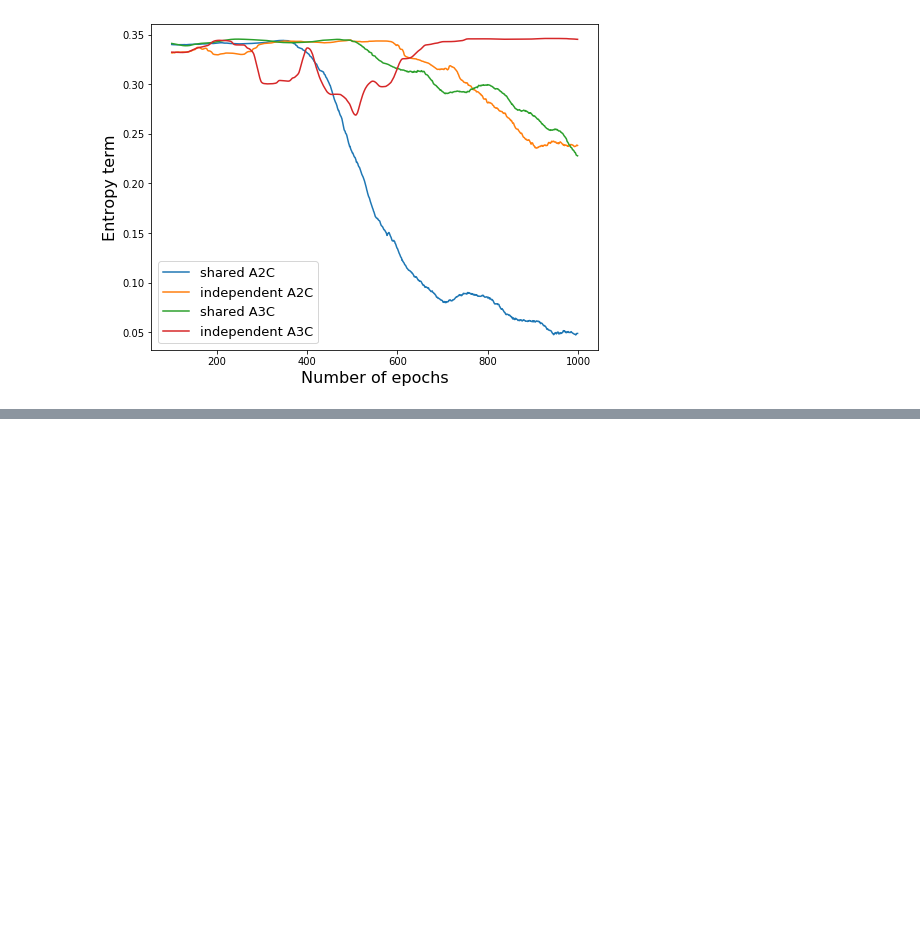
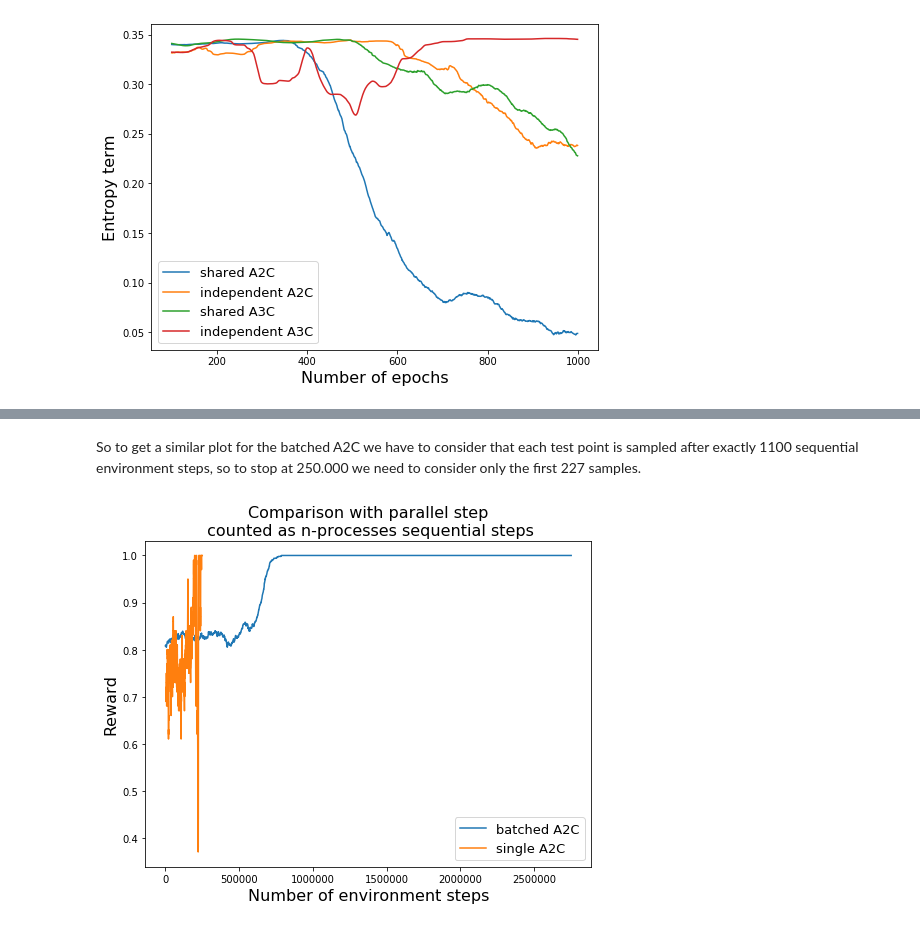
Before and after one commit to nicoladainese96/RelationalDeepRL, a Jupyter notebook: A2C_A3C_sandbbox_training.ipynb, the cells around one changed output, grey strips where cells are left out. Drawn from its saved outputs; the diff is of its cells as text; code cells hidden in the pictures; blank space fills up the shorter version.

```diff
--- a/A2C_A3C_sandbbox_training.ipynb
+++ b/A2C_A3C_sandbbox_training.ipynb
@@ -575,0 +672,24 @@ plot.compare_sessions(list_of_scores, list_of_steps, list_of_losses, list_of_lab
+# %% [markdown]
+So to get a similar plot for the batched A2C we have to consider that each test point is sampled after exactly 1100 sequential environment steps, so to stop at 250.000 we need to consider only the first 227 samples.
+# %%
+### plot score ###
+average_window = 100
+
+cum_steps1 = np.cumsum(steps1)[average_window:]
+cum_steps = np.arange(len(steps))*1100
+
+plt.figure(figsize=(8,6))
+
+tmp_score = score[:n_episodes]
+average_score = np.array([np.mean(tmp_score[i:i+average_window]) for i in range(len(cum_steps))])
+plt.plot(cum_steps, average_score, label='batched A2C')
+average_score1 = np.array([np.mean(score1[i:i+average_window]) for i in range(len(cum_steps1))])
+plt.plot(cum_steps1, average_score1, label='single A2C')
+
+plt.title("Comparison with parallel step\n counted as n-processes sequential steps", fontsize = 16)
+plt.xlabel("Number of environment steps", fontsize=16)
+plt.ylabel("Reward", fontsize=16)
+plt.legend(fontsize=13)
+plt.show()
+# %% [output]
+[figure, added]
```
Also changed, not shown: parts of 13 cells of this notebook, 13 other files.
